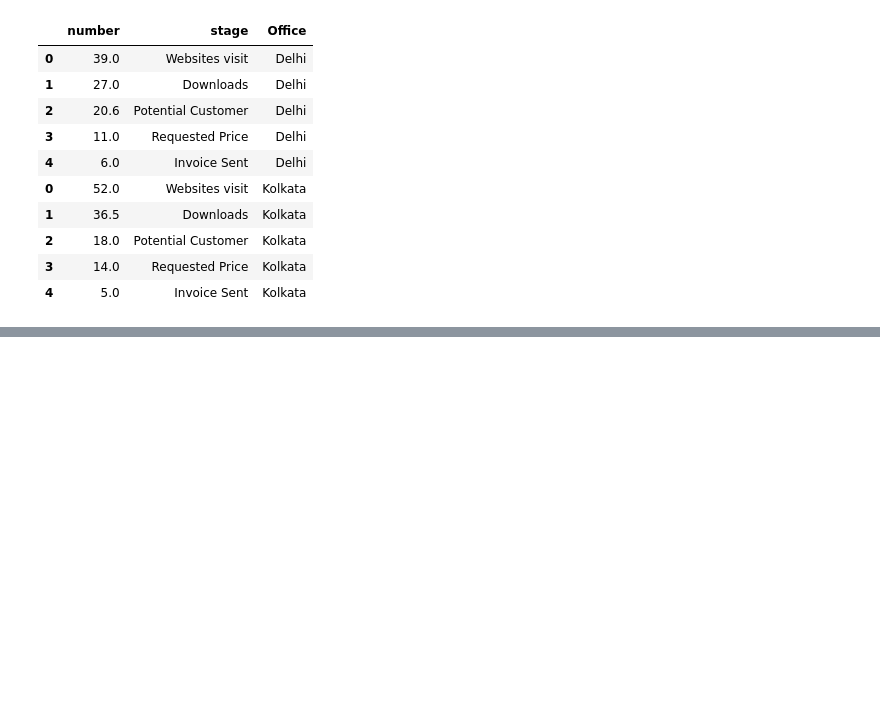
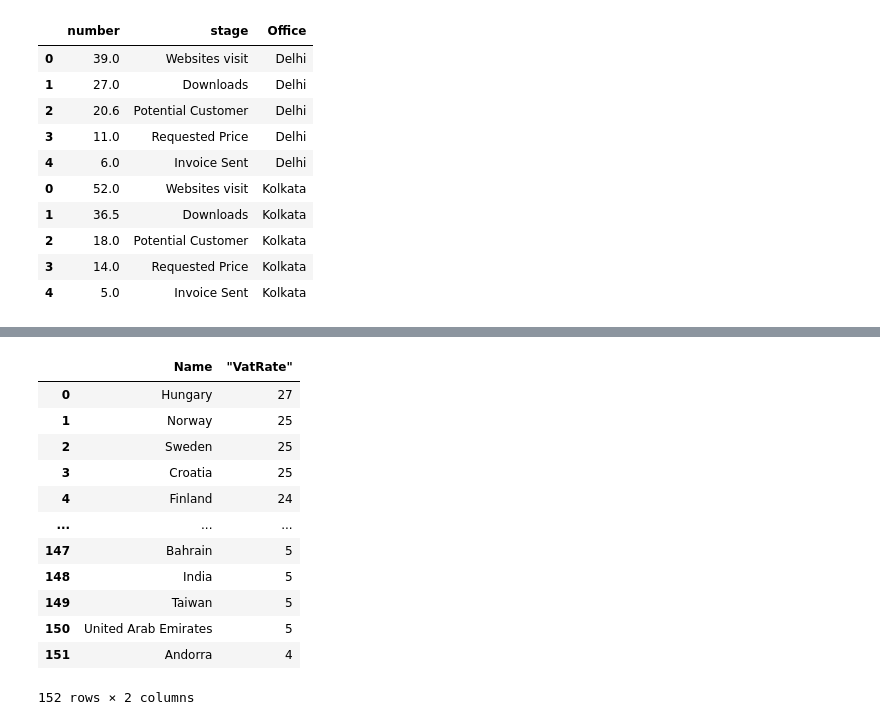
Before and after one commit to rick200213/GraphPro, a Jupyter notebook: C__Users_KIIT_PycharmProjects_GraphPro.ipynb, the cells around one changed output, grey strips where cells are left out. Drawn from its saved outputs; the diff is of its cells as text; code cells hidden in the pictures; blank space fills up the shorter version.

```diff
--- a/C__Users_KIIT_PycharmProjects_GraphPro.ipynb
+++ b/C__Users_KIIT_PycharmProjects_GraphPro.ipynb
@@ -98,0 +127,18 @@ fig4.show()
+# %%
+df_VAT=pd.read_csv("countries_vat_rates.18-10-2021.csv")
+# %%
+df_VAT
+# %% [output]
+|  | Name | "VatRate" |
+| 0 | Hungary | 27 |
+| 1 | Norway | 25 |
+| 2 | Sweden | 25 |
+| 3 | Croatia | 25 |
+| 4 | Finland | 24 |
+| ... | ... | ... |
+| 147 | Bahrain | 5 |
+| 148 | India | 5 |
+| 149 | Taiwan | 5 |
+| 150 | United Arab Emirates | 5 |
+| 151 | Andorra | 4 |
+152 rows × 2 columns
```
Also changed, not shown: parts of 13 cells of this notebook, 7 other files.
